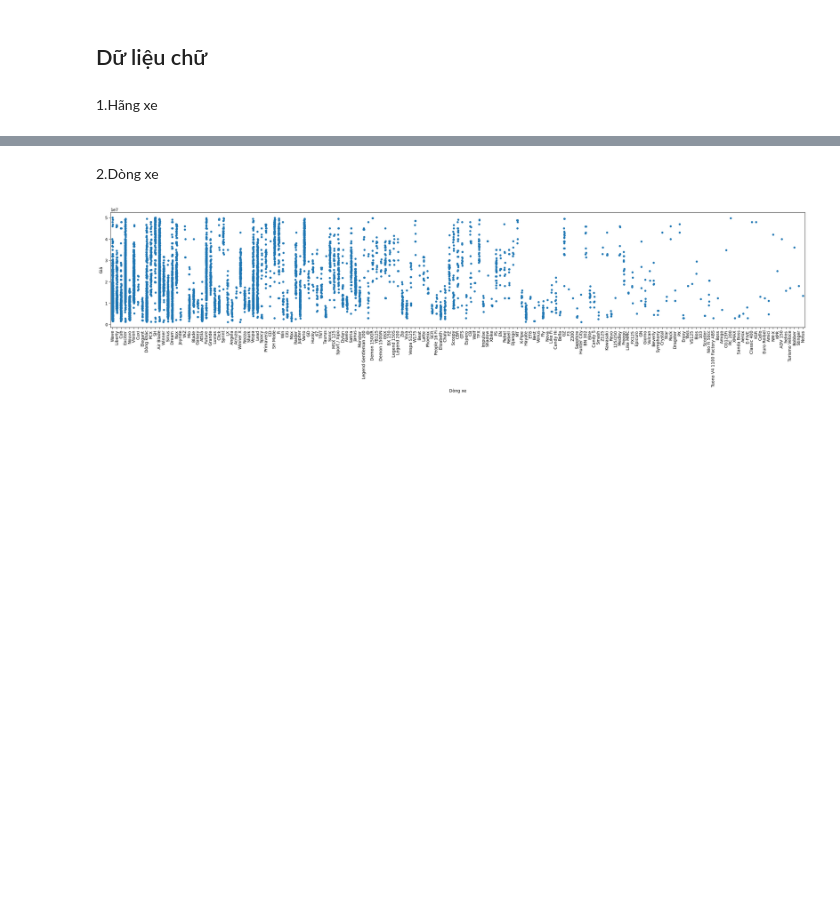
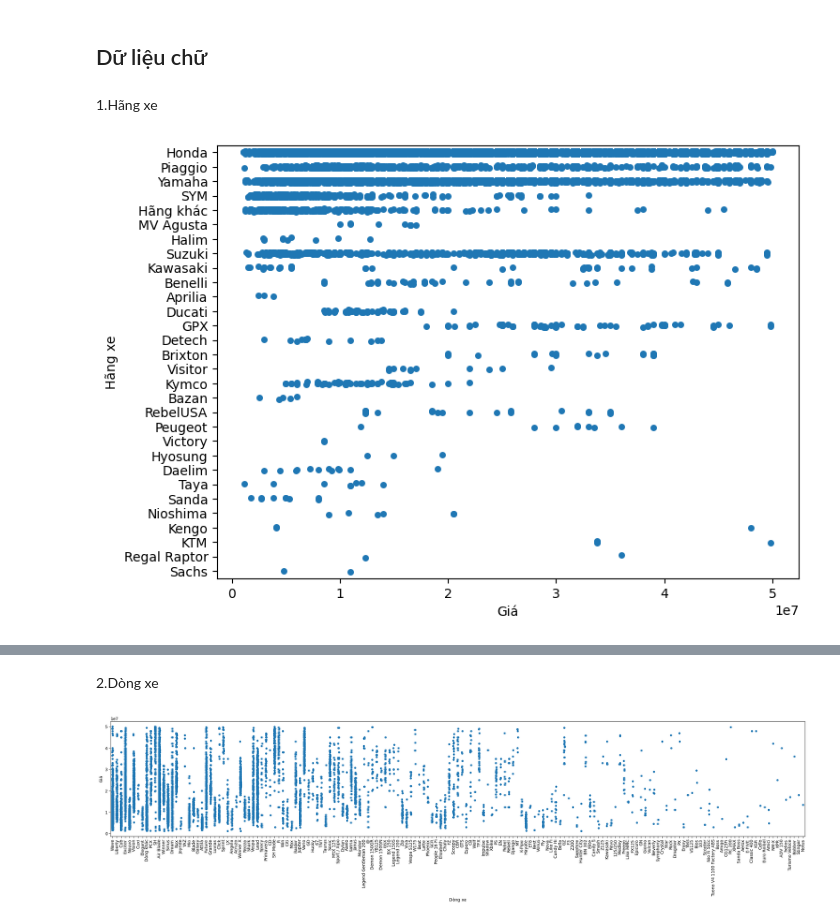
Before and after one commit to hungng2k2/du-doan-gia-xe-may, a Jupyter notebook: eda.ipynb, the cells around one changed output, grey strips where cells are left out. Drawn from its saved outputs; the diff is of its cells as text; code cells hidden in the pictures; blank space fills up the shorter version.

```diff
--- a/eda.ipynb
+++ b/eda.ipynb
@@ -32,5 +32,11 @@ data = data[(data['Giá'] < 50000000) & (data['Giá'] > 1000000)]
 <h2>Dữ liệu chữ</h2>
 # %% [markdown]
 1.Hãng xe
+# %%
+fig, ax = plt.subplots(figsize=(8,6))
+sns.stripplot(data=data, y='Hãng xe', x='Giá', ax=ax)
+plt.show()
+# %% [output]
+[figure, added]
 # %%
 fig, ax = plt.subplots(figsize=(8,6))
```
Also changed, not shown: parts of 6 cells of this notebook.
